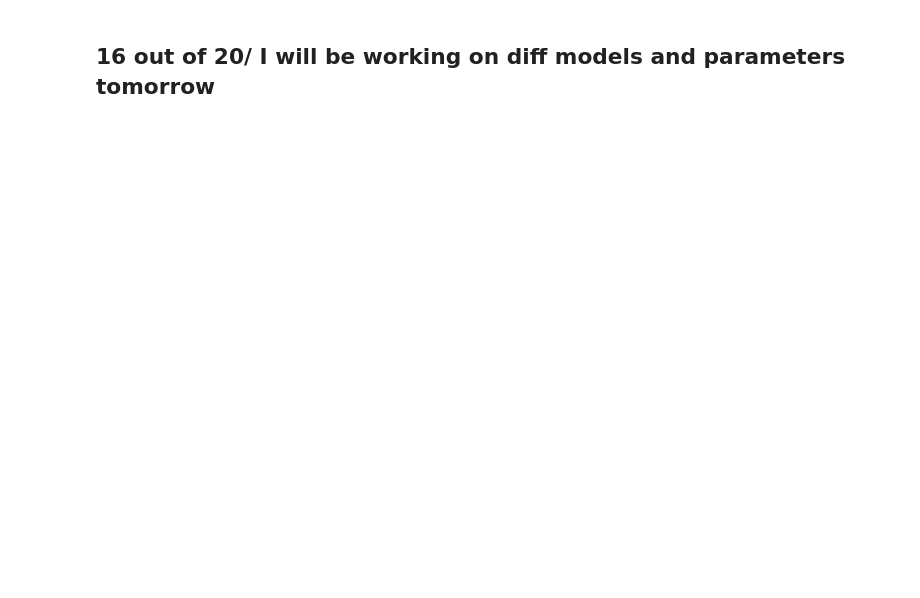
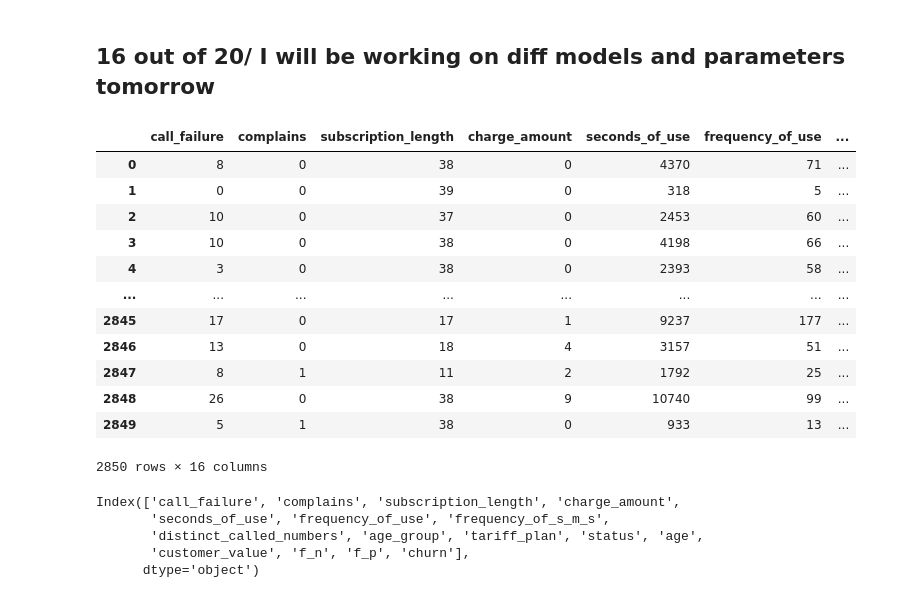
Before and after one commit to AsenSirakov/Machine_Learning_2024_Soft_uni, a Jupyter notebook: Introduction to Machine Learning/Telecom .ipynb, the cells around one changed output. Drawn from its saved outputs; the diff is of its cells as text; code cells hidden in the pictures; blank space fills up the shorter version.

```diff
--- a/Introduction to Machine Learning/Telecom .ipynb
+++ b/Introduction to Machine Learning/Telecom .ipynb
@@ -565,3 +499,5 @@ print(comparison_df.head(20))
 4158   False      False
 # %% [markdown]
 ## 16 out of 20/ I will be working on diff models and parameters tomorrow
+# %%
+data1 = pd.read_csv('new_data_cleaned_1.csv')
@@ -567,0 +506,26 @@ print(comparison_df.head(20))
+# %%
+data1_snake = rename_columns_to_snake_case(data1)
+# %%
+data1_snake
+# %% [output]
+|  | call_failure | complains | subscription_length | charge_amount | seconds_of_use | frequency_of_use | ... |
+| 0 | 8 | 0 | 38 | 0 | 4370 | 71 | ... |
+| 1 | 0 | 0 | 39 | 0 | 318 | 5 | ... |
+| 2 | 10 | 0 | 37 | 0 | 2453 | 60 | ... |
+| 3 | 10 | 0 | 38 | 0 | 4198 | 66 | ... |
+| 4 | 3 | 0 | 38 | 0 | 2393 | 58 | ... |
+| ... | ... | ... | ... | ... | ... | ... | ... |
+| 2845 | 17 | 0 | 17 | 1 | 9237 | 177 | ... |
+| 2846 | 13 | 0 | 18 | 4 | 3157 | 51 | ... |
+| 2847 | 8 | 1 | 11 | 2 | 1792 | 25 | ... |
+| 2848 | 26 | 0 | 38 | 9 | 10740 | 99 | ... |
+| 2849 | 5 | 1 | 38 | 0 | 933 | 13 | ... |
+2850 rows × 16 columns
+# %%
+data1_snake.columns
+# %% [output]
+Index(['call_failure', 'complains', 'subscription_length', 'charge_amount',
+       'seconds_of_use', 'frequency_of_use', 'frequency_of_s_m_s',
+       'distinct_called_numbers', 'age_group', 'tariff_plan', 'status', 'age',
+       'customer_value', 'f_n', 'f_p', 'churn'],
+      dtype='object')
```
Also changed, not shown: parts of 28 cells of this notebook.
